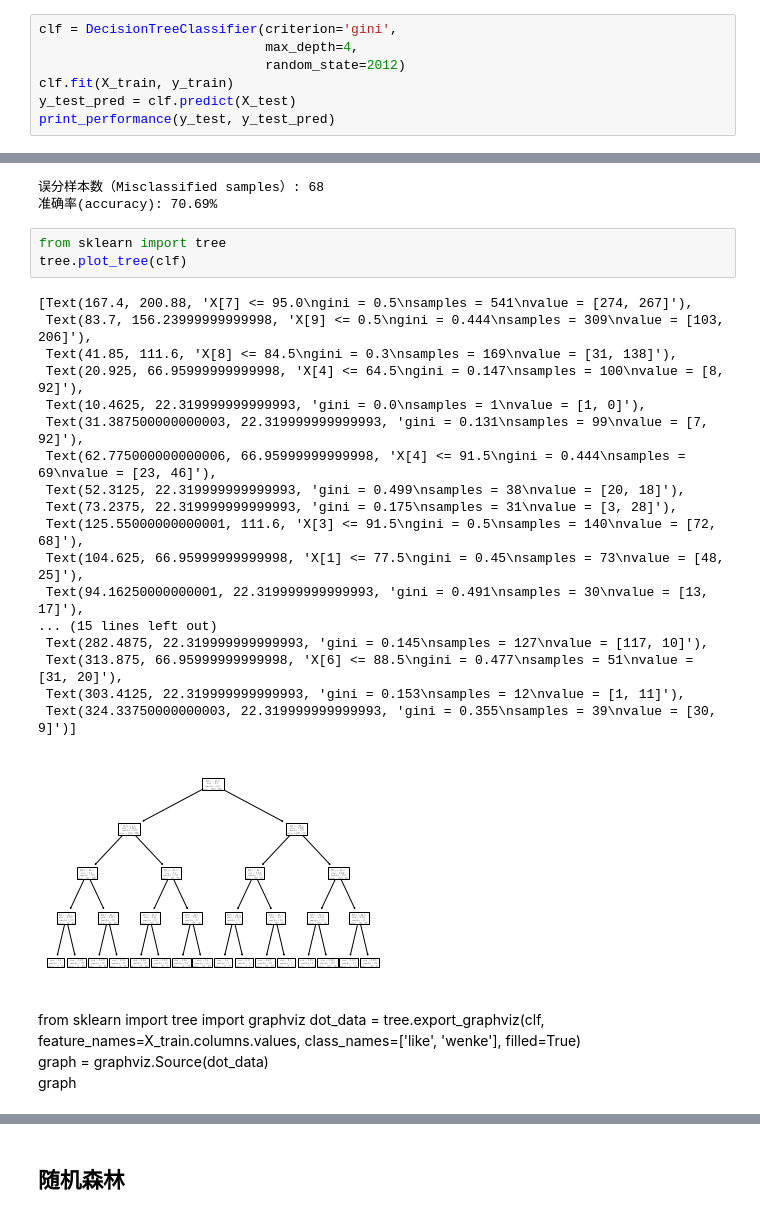
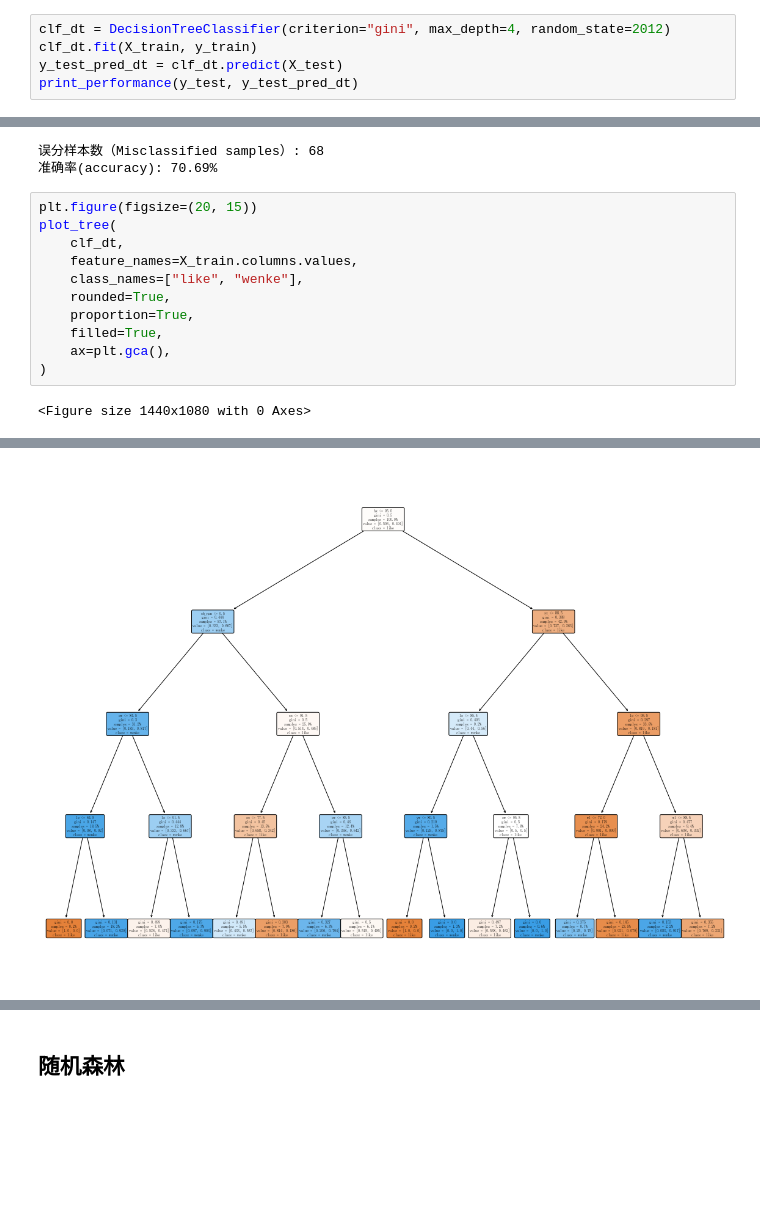
Before and after one commit to byaxb/DataMiningExperiments, a Jupyter notebook: ch05_学生文理分科B.ipynb, the cells around one changed output, grey strips where cells are left out. Saved outputs shown, nothing was run; the diff lists cells and outputs as text; blank space fills up the shorter version.

```diff
--- a/ch05_学生文理分科B.ipynb
+++ b/ch05_学生文理分科B.ipynb
@@ -210,42 +252,22 @@ KNeighborsClassifier(n_neighbors=7)
 # %%
-clf = DecisionTreeClassifier(criterion='gini',
-                             max_depth=4,
-                             random_state=2012)
-clf.fit(X_train, y_train)
-y_test_pred = clf.predict(X_test)
-print_performance(y_test, y_test_pred)
+clf_dt = DecisionTreeClassifier(criterion="gini", max_depth=4, random_state=2012)
+clf_dt.fit(X_train, y_train)
+y_test_pred_dt = clf_dt.predict(X_test)
+print_performance(y_test, y_test_pred_dt)
 # %% [output]
 DecisionTreeClassifier(max_depth=4, random_state=2012)
 误分样本数（Misclassified samples）: 68
 准确率(accuracy): 70.69%
-# %%
-from sklearn import tree
-tree.plot_tree(clf)
-# %% [output]
-[Text(167.4, 200.88, 'X[7] <= 95.0\ngini = 0.5\nsamples = 541\nvalue = [274, 267]'),
- Text(83.7, 156.23999999999998, 'X[9] <= 0.5\ngini = 0.444\nsamples = 309\nvalue = [103, 206]'),
- Text(41.85, 111.6, 'X[8] <= 84.5\ngini = 0.3\nsamples = 169\nvalue = [31, 138]'),
- Text(20.925, 66.95999999999998, 'X[4] <= 64.5\ngini = 0.147\nsamples = 100\nvalue = [8, 92]'),
- Text(10.4625, 22.319999999999993, 'gini = 0.0\nsamples = 1\nvalue = [1, 0]'),
- Text(31.387500000000003, 22.319999999999993, 'gini = 0.131\nsamples = 99\nvalue = [7, 92]'),
- Text(62.775000000000006, 66.95999999999998, 'X[4] <= 91.5\ngini = 0.444\nsamples = 69\nvalue = [23, 46]'),
- Text(52.3125, 22.319999999999993, 'gini = 0.499\nsamples = 38\nvalue = [20, 18]'),
- Text(73.2375, 22.319999999999993, 'gini = 0.175\nsamples = 31\nvalue = [3, 28]'),
- Text(125.55000000000001, 111.6, 'X[3] <= 91.5\ngini = 0.5\nsamples = 140\nvalue = [72, 68]'),
- Text(104.625, 66.95999999999998, 'X[1] <= 77.5\ngini = 0.45\nsamples = 73\nvalue = [48, 25]'),
- Text(94.16250000000001, 22.319999999999993, 'gini = 0.491\nsamples = 30\nvalue = [13, 17]'),
-... (15 lines left out)
- Text(282.4875, 22.319999999999993, 'gini = 0.145\nsamples = 127\nvalue = [117, 10]'),
- Text(313.875, 66.95999999999998, 'X[6] <= 88.5\ngini = 0.477\nsamples = 51\nvalue = [31, 20]'),
- Text(303.4125, 22.319999999999993, 'gini = 0.153\nsamples = 12\nvalue = [1, 11]'),
- Text(324.33750000000003, 22.319999999999993, 'gini = 0.355\nsamples = 39\nvalue = [30, 9]')]
-[figure, removed]
-# %% [markdown]
-from sklearn import tree
-import graphviz
-dot_data = tree.export_graphviz(clf,
-                                feature_names=X_train.columns.values,
-                                class_names=['like', 'wenke'],
-                                filled=True)
-graph = graphviz.Source(dot_data)
-graph
+# %%
+plt.figure(figsize=(20, 15))
+plot_tree(
+    clf_dt,
+    feature_names=X_train.columns.values,
+    class_names=["like", "wenke"],
+    rounded=True,
+    proportion=True,
+    filled=True,
+    ax=plt.gca(),
+)
+# %% [output]
+<Figure size 1440x1080 with 0 Axes>
@@ -251,0 +291 @@ graph
+[figure, added]
```
Also changed, not shown: parts of 180 cells of this notebook, 13 other files.
